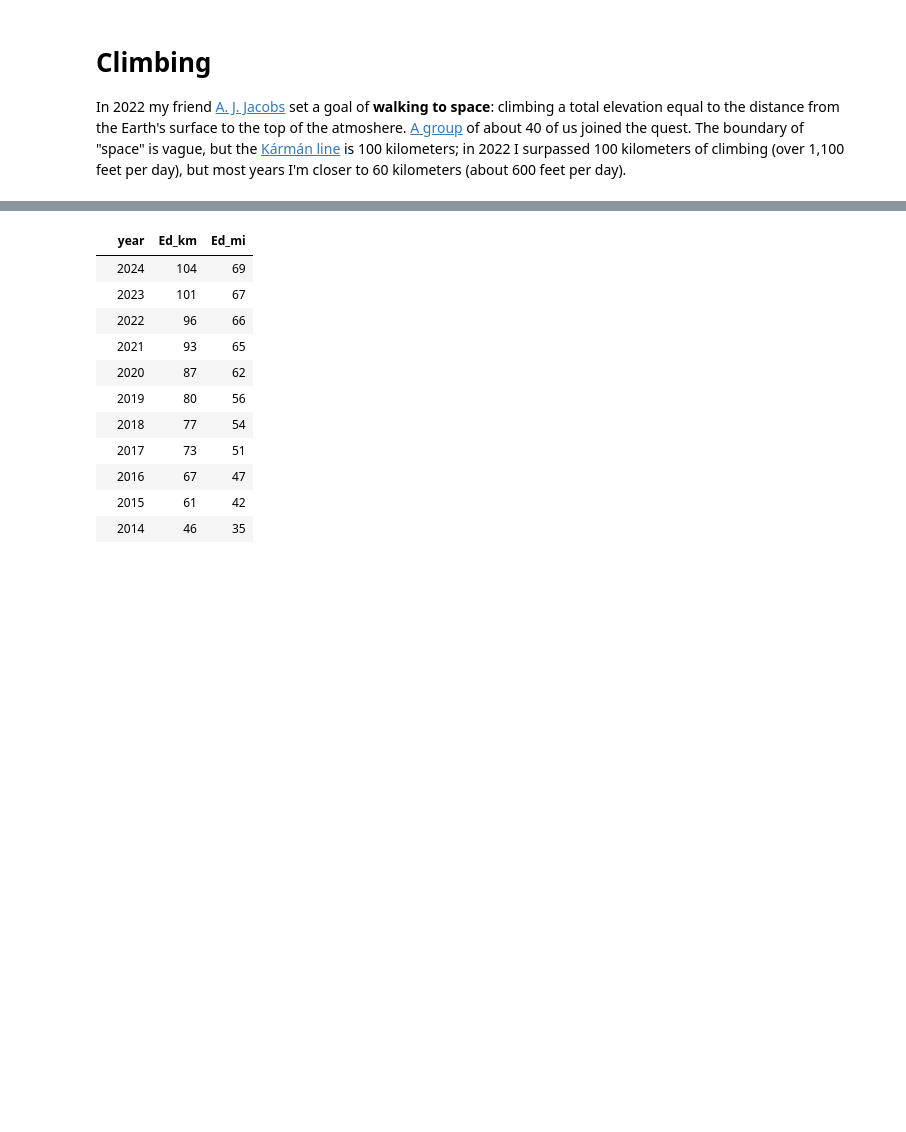
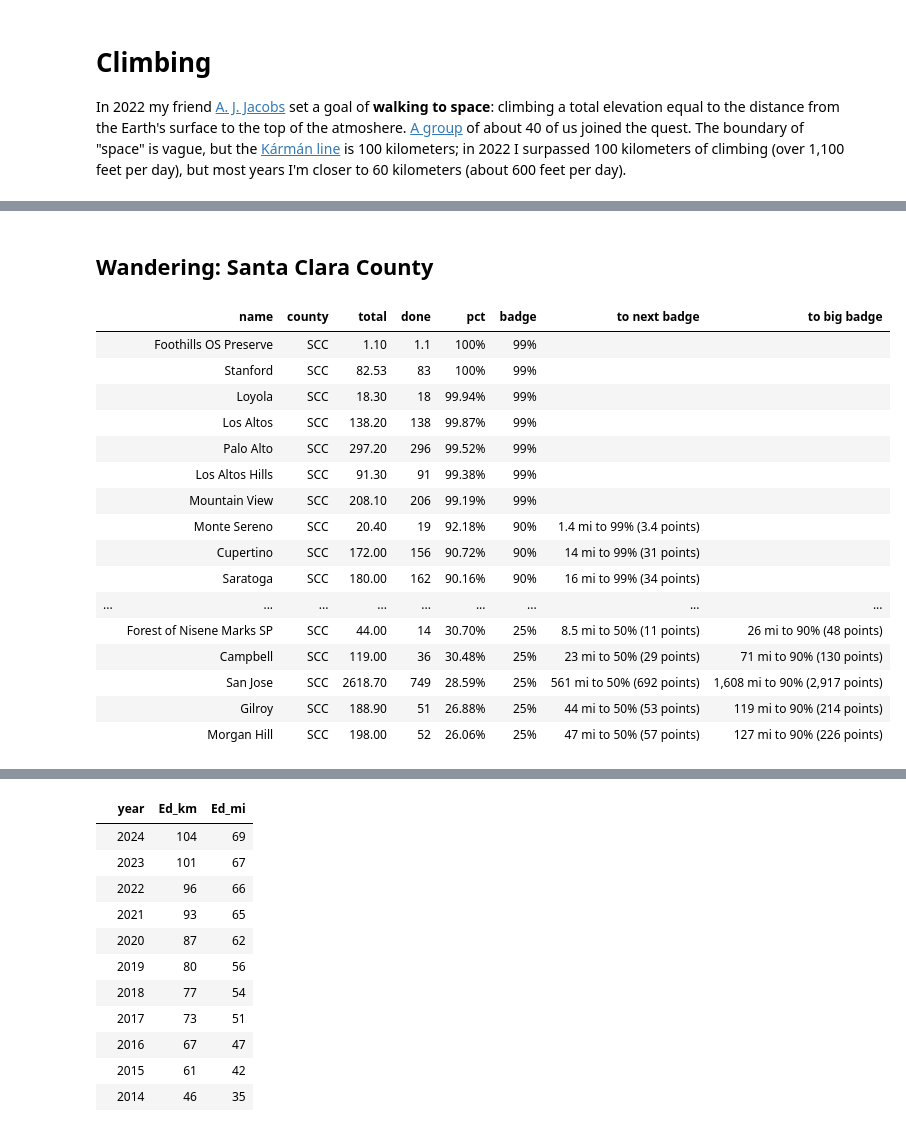
Before and after one commit to norvig/pytudes, a Jupyter notebook: ipynb/Bike-Stats.ipynb, the cells around one changed output, grey strips where cells are left out. Saved outputs shown, nothing was run; the diff lists cells and outputs as text; code cells hidden in the pictures; blank space fills up the shorter version.

```diff
--- a/ipynb/Bike-Stats.ipynb
+++ b/ipynb/Bike-Stats.ipynb
@@ -125,0 +148,22 @@ small_places
+# %% [markdown]
+## Wandering: Santa Clara County
+# %%
+wandrer(county='SCC')
+# %% [output]
+|  | name | county | total | done | pct | badge | to next badge | to big badge |
+|  | Foothills OS Preserve | SCC | 1.10 | 1.1 | 100% | 99% |  |  |
+|  | Stanford | SCC | 82.53 | 83 | 100% | 99% |  |  |
+|  | Loyola | SCC | 18.30 | 18 | 99.94% | 99% |  |  |
+|  | Los Altos | SCC | 138.20 | 138 | 99.87% | 99% |  |  |
+|  | Palo Alto | SCC | 297.20 | 296 | 99.52% | 99% |  |  |
+|  | Los Altos Hills | SCC | 91.30 | 91 | 99.38% | 99% |  |  |
+|  | Mountain View | SCC | 208.10 | 206 | 99.19% | 99% |  |  |
+|  | Monte Sereno | SCC | 20.40 | 19 | 92.18% | 90% | 1.4 mi to 99% (3.4 points) |  |
+|  | Cupertino | SCC | 172.00 | 156 | 90.72% | 90% | 14 mi to 99% (31 points) |  |
+|  | Saratoga | SCC | 180.00 | 162 | 90.16% | 90% | 16 mi to 99% (34 points) |  |
+| ... | ... | ... | ... | ... | ... | ... | ... | ... |
+|  | Forest of Nisene Marks SP | SCC | 44.00 | 14 | 30.70% | 25% | 8.5 mi to 50% (11 points) | 26 mi to 90% (48 points) |
+|  | Campbell | SCC | 119.00 | 36 | 30.48% | 25% | 23 mi to 50% (29 points) | 71 mi to 90% (130 points) |
+|  | San Jose | SCC | 2618.70 | 749 | 28.59% | 25% | 561 mi to 50% (692 points) | 1,608 mi to 90% (2,917 points) |
+|  | Gilroy | SCC | 188.90 | 51 | 26.88% | 25% | 44 mi to 50% (53 points) | 119 mi to 90% (214 points) |
+|  | Morgan Hill | SCC | 198.00 | 52 | 26.06% | 25% | 47 mi to 50% (57 points) | 127 mi to 90% (226 points) |
```
Also changed, not shown: parts of 28 cells of this notebook, 5 other files.
